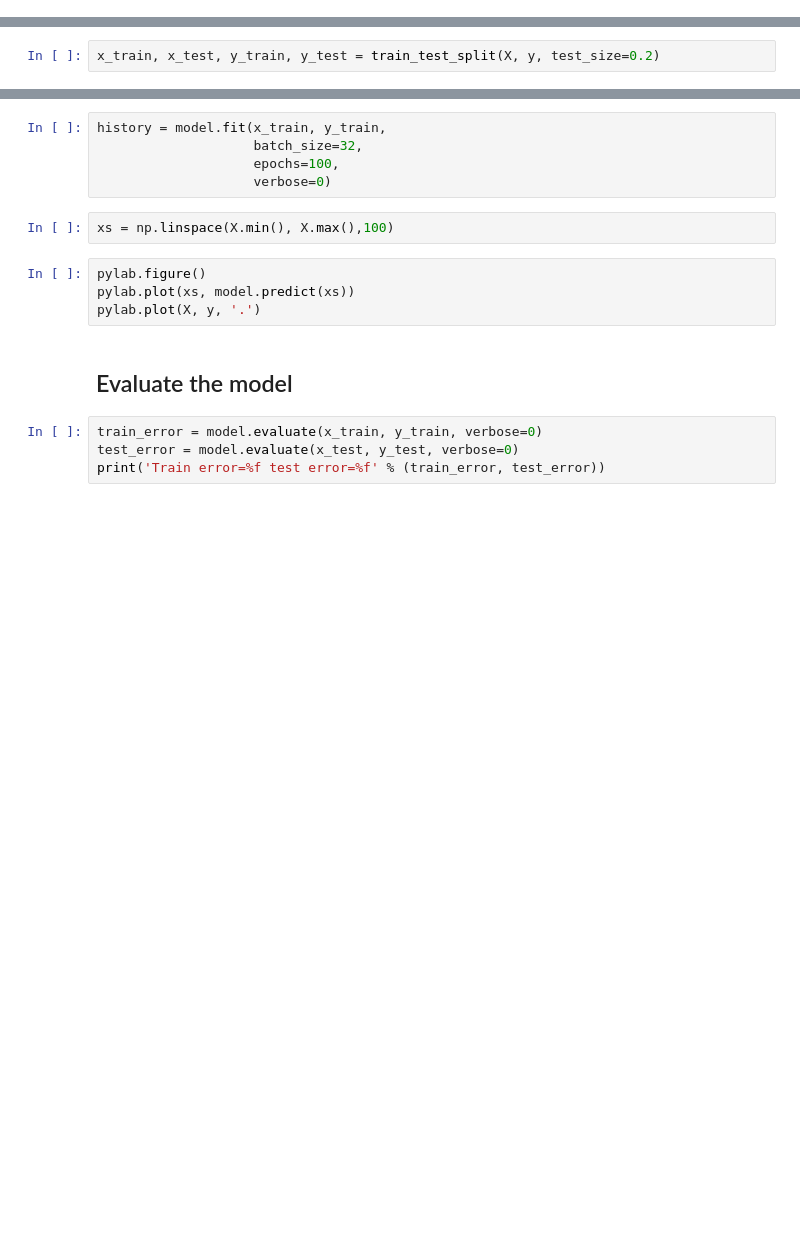
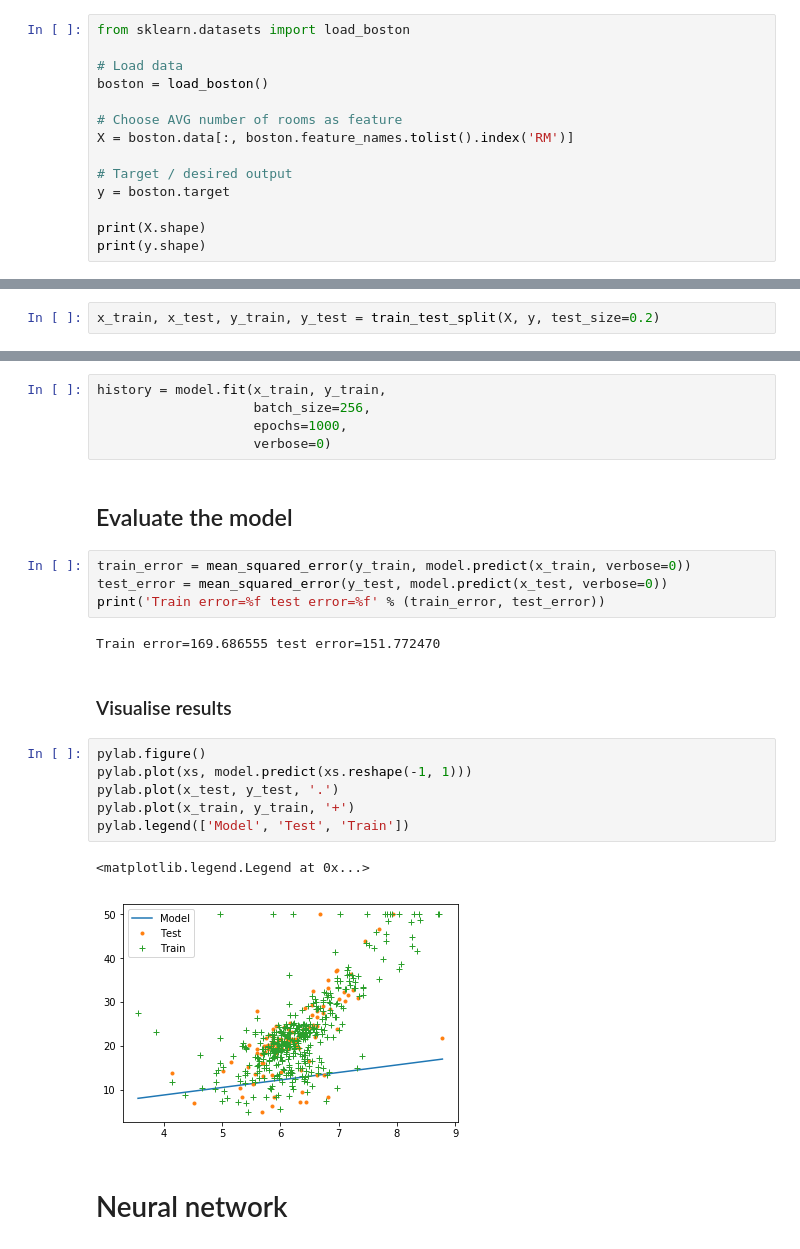
Before and after one commit to futurice/ml-crash-course, a Jupyter notebook: exercises/01_Boston_house_prediction_with_NN.ipynb, the cells around one changed output, grey strips where cells are left out. Drawn from its saved outputs; the diff is of its cells as text; blank space fills up the shorter version.

```diff
--- a/exercises/01_Boston_house_prediction_with_NN.ipynb
+++ b/exercises/01_Boston_house_prediction_with_NN.ipynb
@@ -57,0 +106,14 @@ pylab.ylabel('Average price of the house')
+# %%
+from sklearn.datasets import load_boston
+
+# Load data
+boston = load_boston()
+
+# Choose AVG number of rooms as feature
+X = boston.data[:, boston.feature_names.tolist().index('RM')]
+
+# Target / desired output
+y = boston.target
+
+print(X.shape)
+print(y.shape)
@@ -83,17 +155,26 @@ x_train, x_test, y_train, y_test = train_test_split(X, y, test_size=0.2)
 # %%
 history = model.fit(x_train, y_train,
-                    batch_size=32,
-                    epochs=100,
+                    batch_size=256,
+                    epochs=1000,
                     verbose=0)
-# %%
-xs = np.linspace(X.min(), X.max(),100)
-# %%
-pylab.figure()
-pylab.plot(xs, model.predict(xs))
-pylab.plot(X, y, '.')
 # %% [markdown]
 ## Evaluate the model
 # %%
-train_error = model.evaluate(x_train, y_train, verbose=0)
-test_error = model.evaluate(x_test, y_test, verbose=0)
+train_error = mean_squared_error(y_train, model.predict(x_train, verbose=0))
+test_error = mean_squared_error(y_test, model.predict(x_test, verbose=0))
 print('Train error=%f test error=%f' % (train_error, test_error))
+# %% [output]
+Train error=169.686555 test error=151.772470
+# %% [markdown]
+### Visualise results
+# %%
+pylab.figure()
+pylab.plot(xs, model.predict(xs.reshape(-1, 1)))
+pylab.plot(x_test, y_test, '.')
+pylab.plot(x_train, y_train, '+')
+pylab.legend(['Model', 'Test', 'Train'])
+# %% [output]
+<matplotlib.legend.Legend at 0x...>
+[figure, added]
+# %% [markdown]
+# Neural network
```
Also changed, not shown: parts of 34 cells of this notebook.
